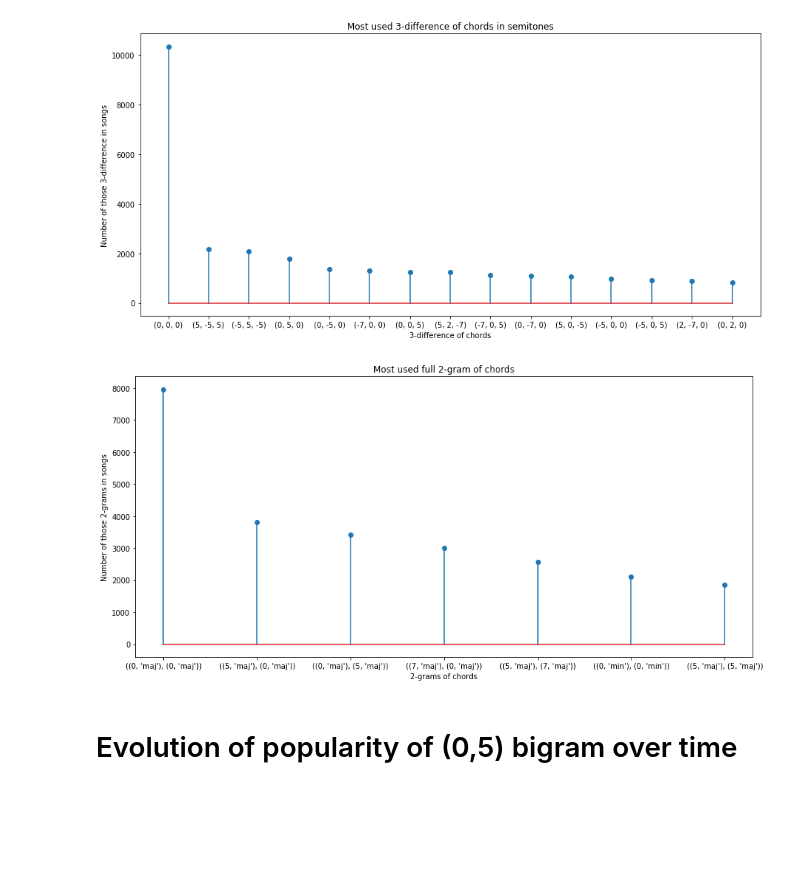
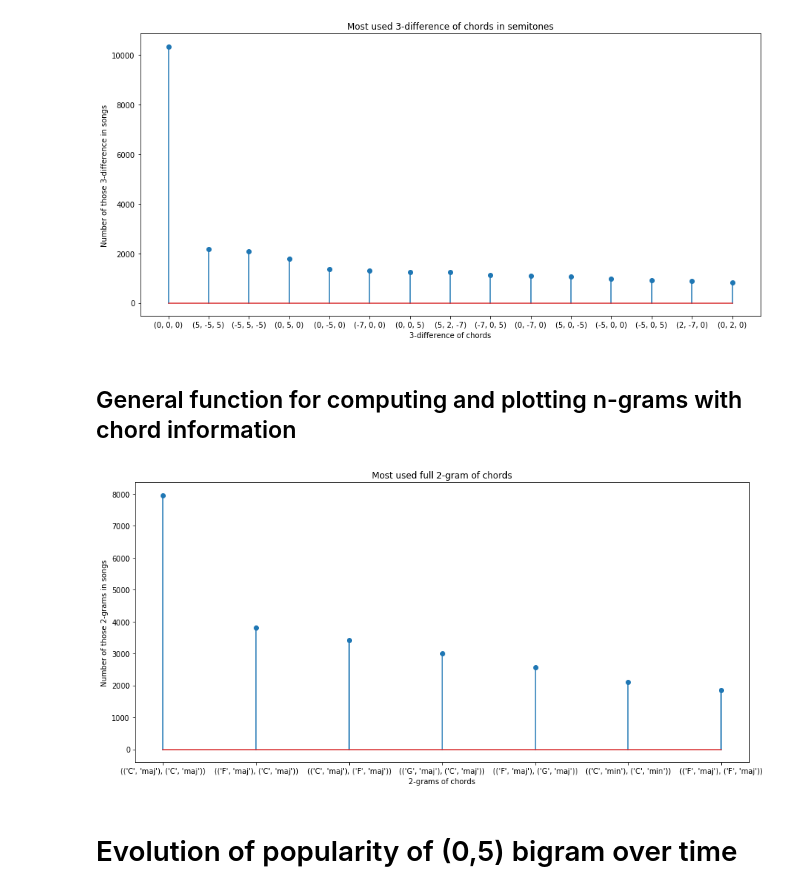
Before and after one commit to lucieperrotta/Digital-Musicology, a Jupyter notebook: processing/processing.ipynb, the cells around one changed output. Cells and saved outputs as stored; diff of their text form; code cells hidden in the pictures; blank space fills up the shorter version.

```diff
--- a/processing/processing.ipynb
+++ b/processing/processing.ipynb
@@ -169,44 +145,49 @@ def plot_diff_grams(clean_data, ng, n):
 plot_diff_grams(clean_data, 4, 15)
 # %% [output]
 [figure]
+# %% [markdown]
+## General function for computing and plotting n-grams with chord information
 # %%
-# General function for computing and plotting n-grams with modes
+def plot_full_n_grams(clean_data, ng, n):
 
-def plot_full_n_grams(clean_data, ng, n):
     """
     This function computes and plots the n-grams of our clean data with chord modes.
     clean_data is our input data
     ng is the number of chords we want in our sequences
     n is the number of n-grams we want to plot
     """
+    copyclean=copy.deepcopy(clean_data)
+    for elem in copyclean:
+        for e in elem[5]:
+            e[0]=num2key(e[0])
 
     ngrams = []
 
     for k in range(890):
-        for m in range(clean_data[k][5].shape[0] - ng + 1):
-            ngrams.append(tuple([(int(clean_data[k][5][m+o][0]), clean_data[k][5][m+o][1]) for o in range(ng)]))
+        for m in range(copyclean[k][5].shape[0] - ng + 1):
+            ngrams.append(tuple([((copyclean[k][5][m+o][0]), copyclean[k][5][m+o][1]) for o in range(ng)]))
 
     c_gram = Counter(ngrams)
 
     mc_grams = [c_gram.most_common(n)[k][0] for k in range(n)]
     # for k in range(n):
       #   mc_grams.append(tuple([str(c_gram.most_common(n)[k][m][0][0])+', '+c_gram.most_common(n)[k][m][0][1] for m in range(ng)]))
 
     mc_grams_counts = [c_gram.most_common(n)[k][1] for k in range(n)]
 
     plt.figure(1, figsize=(15,7))
 
     plt.stem(np.arange(n),mc_grams_counts)
     plt.xticks(np.arange(n), mc_grams)
     plt.xlabel('{}-grams of chords'.format(ng))
     plt.ylabel('Number of those {}-grams in songs'.format(ng))
     plt.title('Most used full {}-gram of chords'.format(ng))
     plt.show()
 
 
 plot_full_n_grams(clean_data, 2, 7)
 # %% [output]
-[figure, old version]
+[figure, new version]
 # %% [markdown]
 # Evolution of popularity of (0,5) bigram over time
 # %%
```
Also changed, not shown: parts of 9 cells of this notebook.
